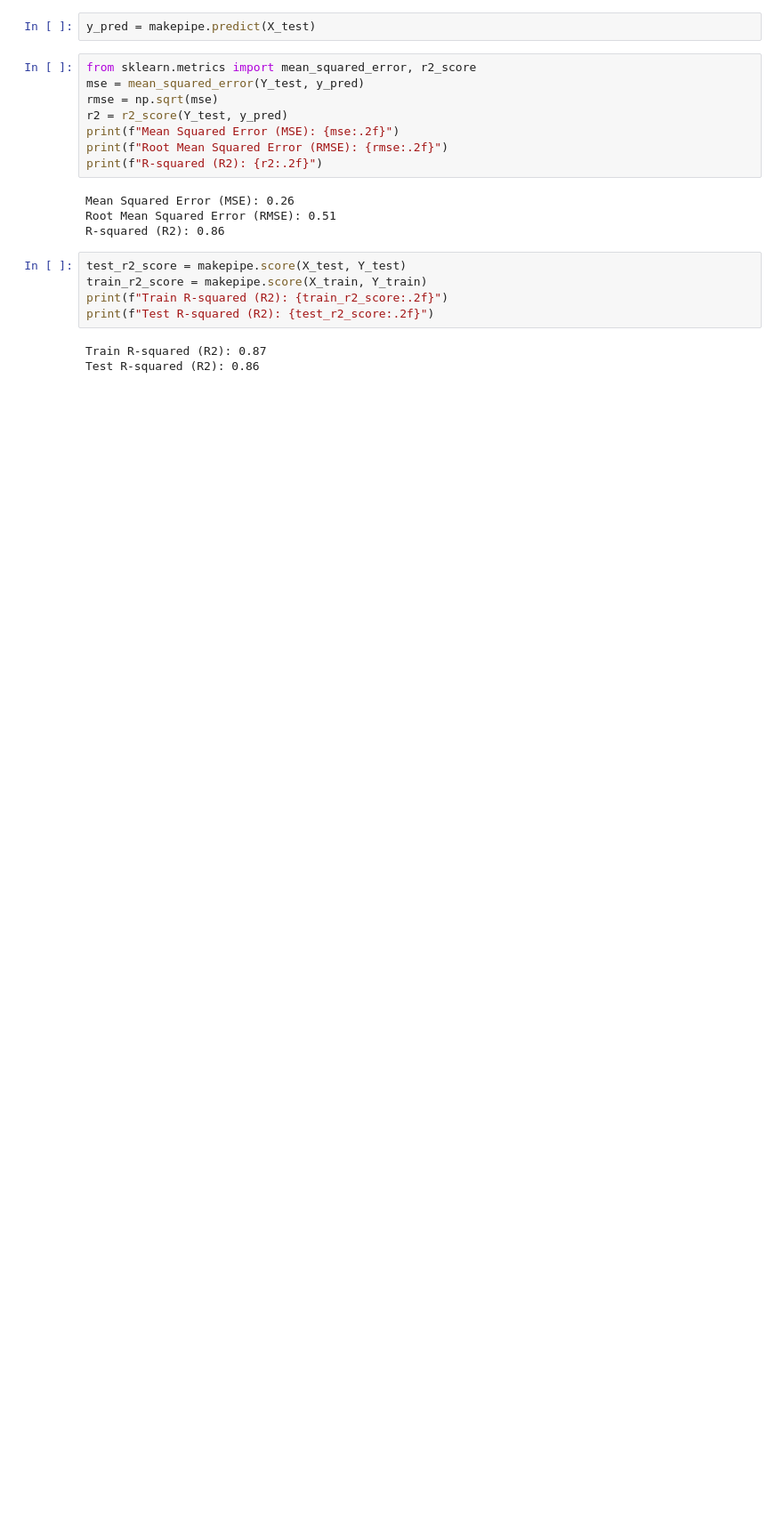
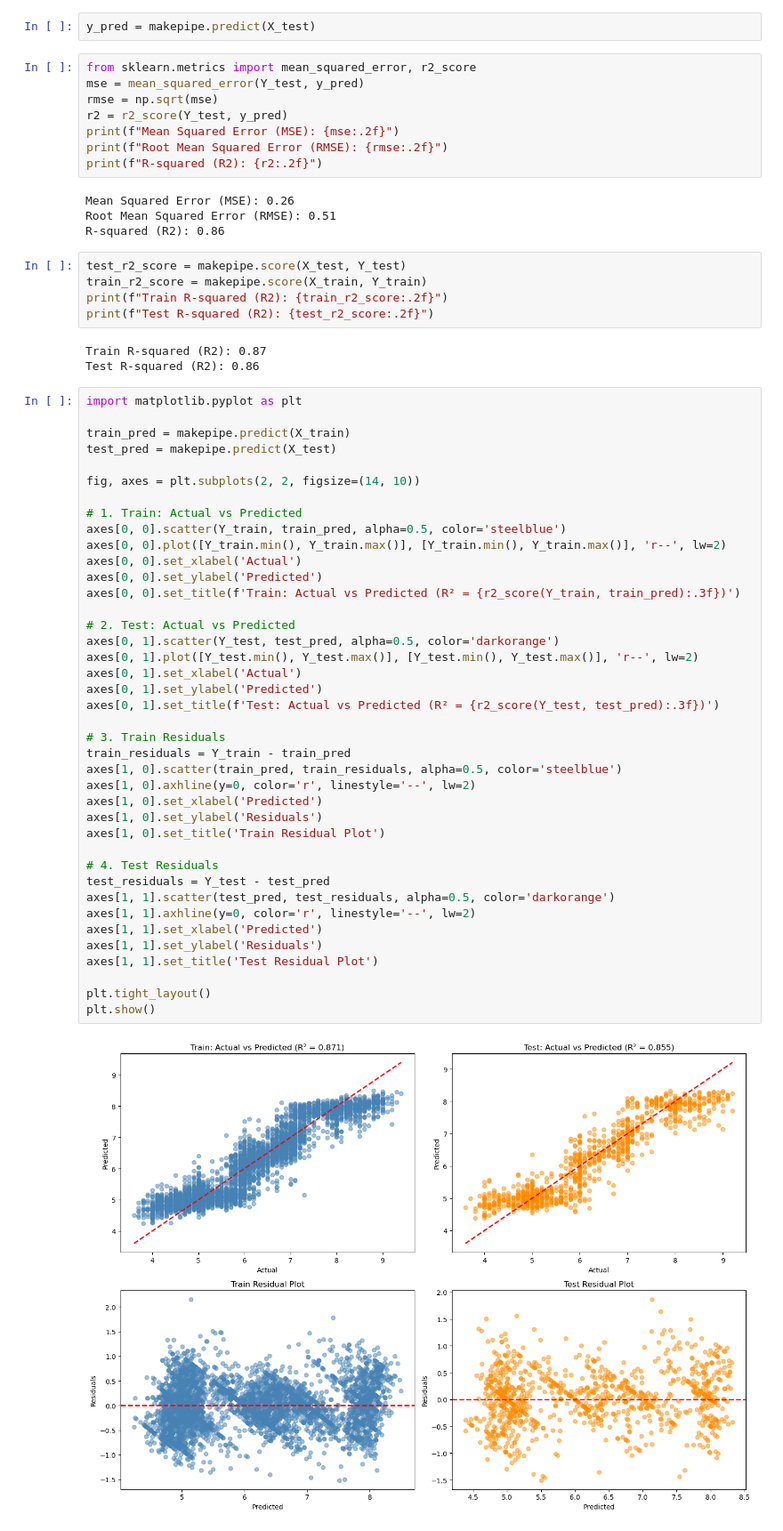
Before and after one commit to Jawad-Muzafar/Mental-Health-Score-Predictions, a Jupyter notebook: ml.ipynb, the cells around one changed output. Shown at 89% size. Cells and saved outputs as stored; diff of their text form; blank space fills up the shorter version.

Commit message:
Add graph of test and train R^2 score

```diff
--- a/ml.ipynb
+++ b/ml.ipynb
@@ -341,3 +341,45 @@ print(f"Test R-squared (R2): {test_r2_score:.2f}")
 # %% [output]
 Train R-squared (R2): 0.87
 Test R-squared (R2): 0.86
+# %%
+import matplotlib.pyplot as plt
+
+train_pred = makepipe.predict(X_train)
+test_pred = makepipe.predict(X_test)
+
+fig, axes = plt.subplots(2, 2, figsize=(14, 10))
+
+# 1. Train: Actual vs Predicted
+axes[0, 0].scatter(Y_train, train_pred, alpha=0.5, color='steelblue')
+axes[0, 0].plot([Y_train.min(), Y_train.max()], [Y_train.min(), Y_train.max()], 'r--', lw=2)
+axes[0, 0].set_xlabel('Actual')
+axes[0, 0].set_ylabel('Predicted')
+axes[0, 0].set_title(f'Train: Actual vs Predicted (R² = {r2_score(Y_train, train_pred):.3f})')
+
+# 2. Test: Actual vs Predicted
+axes[0, 1].scatter(Y_test, test_pred, alpha=0.5, color='darkorange')
+axes[0, 1].plot([Y_test.min(), Y_test.max()], [Y_test.min(), Y_test.max()], 'r--', lw=2)
+axes[0, 1].set_xlabel('Actual')
+axes[0, 1].set_ylabel('Predicted')
+axes[0, 1].set_title(f'Test: Actual vs Predicted (R² = {r2_score(Y_test, test_pred):.3f})')
+
+# 3. Train Residuals
+train_residuals = Y_train - train_pred
+axes[1, 0].scatter(train_pred, train_residuals, alpha=0.5, color='steelblue')
+axes[1, 0].axhline(y=0, color='r', linestyle='--', lw=2)
+axes[1, 0].set_xlabel('Predicted')
+axes[1, 0].set_ylabel('Residuals')
+axes[1, 0].set_title('Train Residual Plot')
+
+# 4. Test Residuals
+test_residuals = Y_test - test_pred
+axes[1, 1].scatter(test_pred, test_residuals, alpha=0.5, color='darkorange')
+axes[1, 1].axhline(y=0, color='r', linestyle='--', lw=2)
+axes[1, 1].set_xlabel('Predicted')
+axes[1, 1].set_ylabel('Residuals')
+axes[1, 1].set_title('Test Residual Plot')
+
+plt.tight_layout()
+plt.show()
+# %% [output]
+[figure, added]
```
